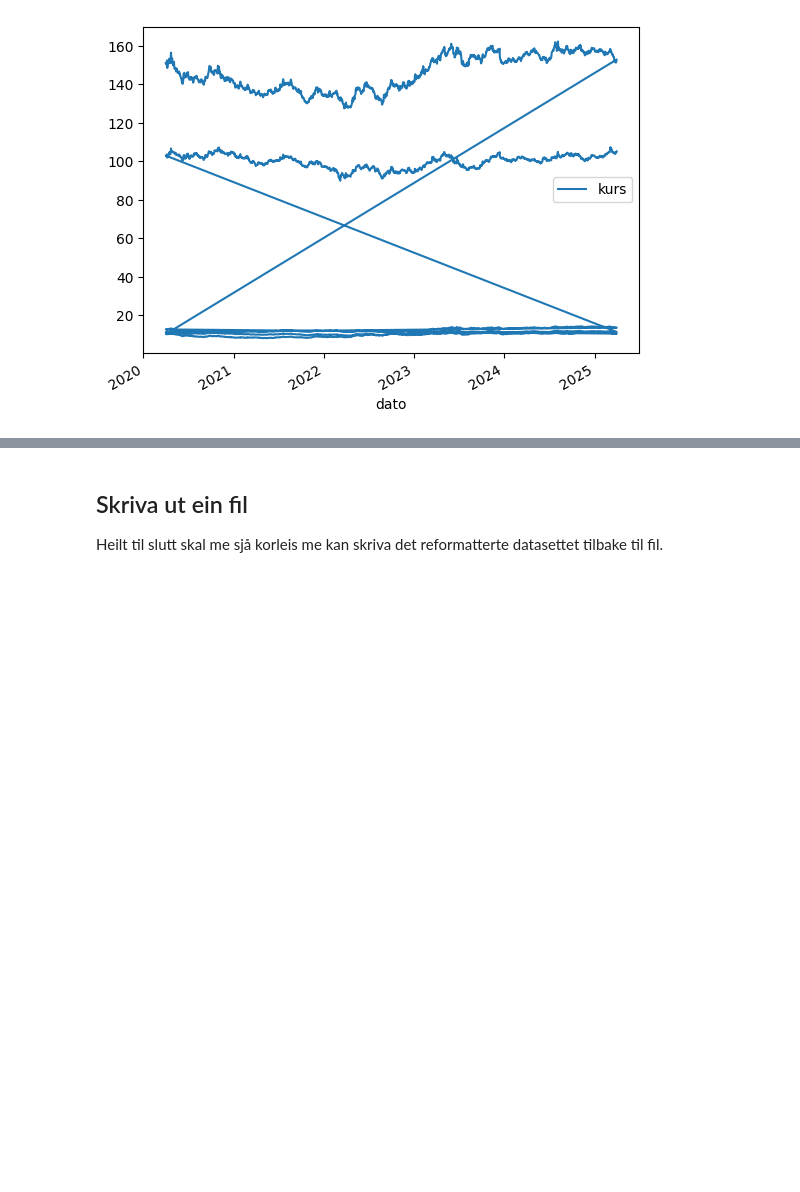
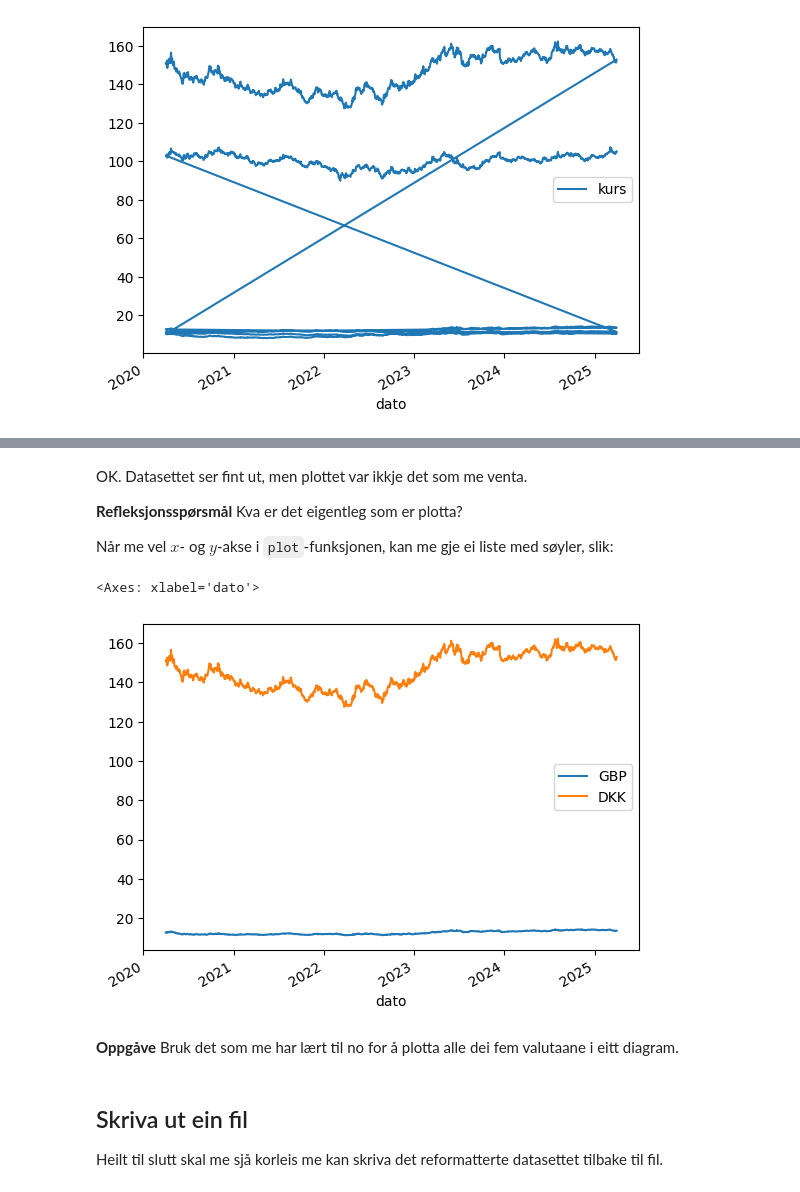
Before and after one commit to hgeorgsch/dataprogexercises, a Jupyter notebook: dataprog-obsidian/assets/csv01.ipynb, the cells around one changed output, grey strips where cells are left out. Saved outputs shown, nothing was run; the diff lists cells and outputs as text; code cells hidden in the pictures; blank space fills up the shorter version.

```diff
--- a/dataprog-obsidian/assets/csv01.ipynb
+++ b/dataprog-obsidian/assets/csv01.ipynb
@@ -215,3 +328,16 @@ df.plot( "dato", "kurs")
+# %% [markdown]
+OK.  Datasettet ser fint ut, men plottet var ikkje det som me venta.
+
+**Refleksjonsspørsmål** Kva er det eigentleg som er plotta?
+
+Når me vel $x$- og $y$-akse i `plot`-funksjonen, kan me gje ei liste med søyler, slik:
+# %%
+mrg.plot( x="dato", y = [ "GBP", "DKK" ])
+# %% [output]
+<Axes: xlabel='dato'>
+[figure, added]
+# %% [markdown]
+**Oppgåve**  Bruk det som me har lært til no for å plotta alle dei fem valutaane i eitt diagram.
 # %% [markdown]
 ## Skriva ut ein fil
 
```
Also changed, not shown: parts of 12 cells of this notebook, 1 other file.
